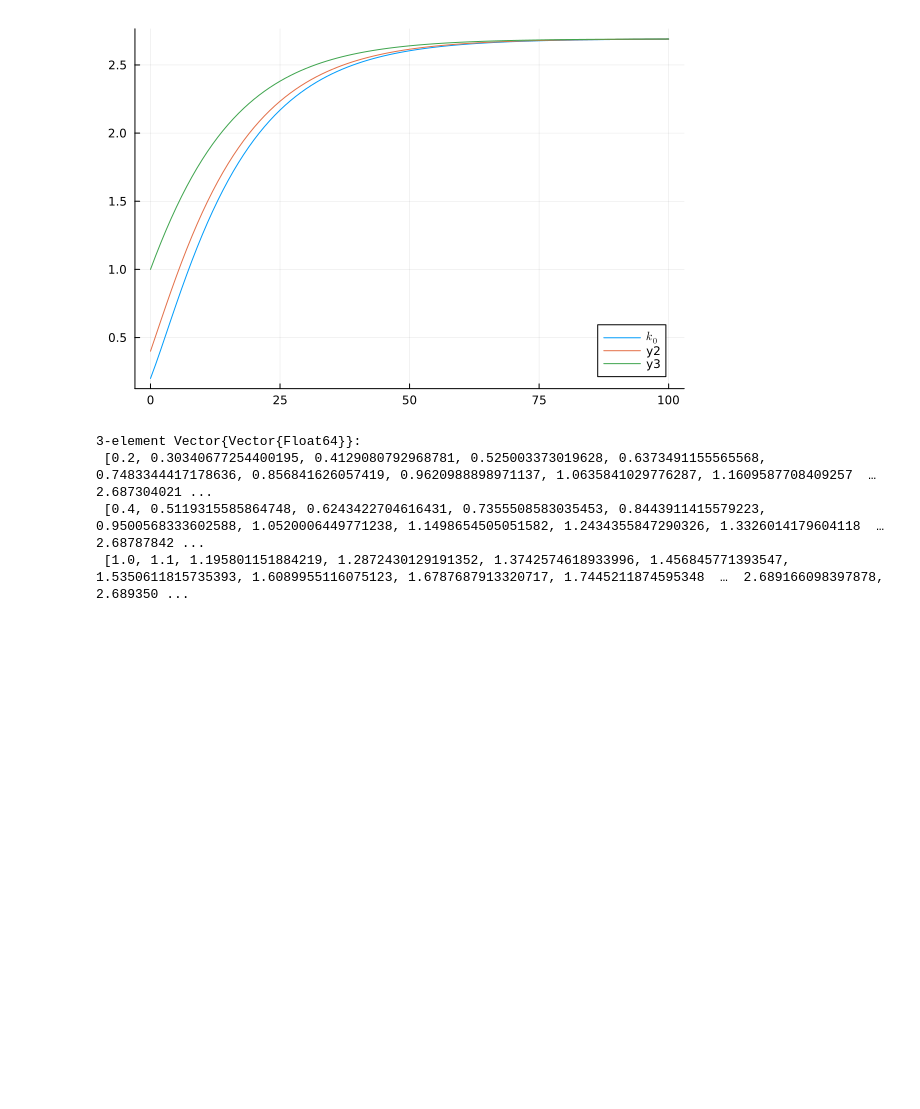
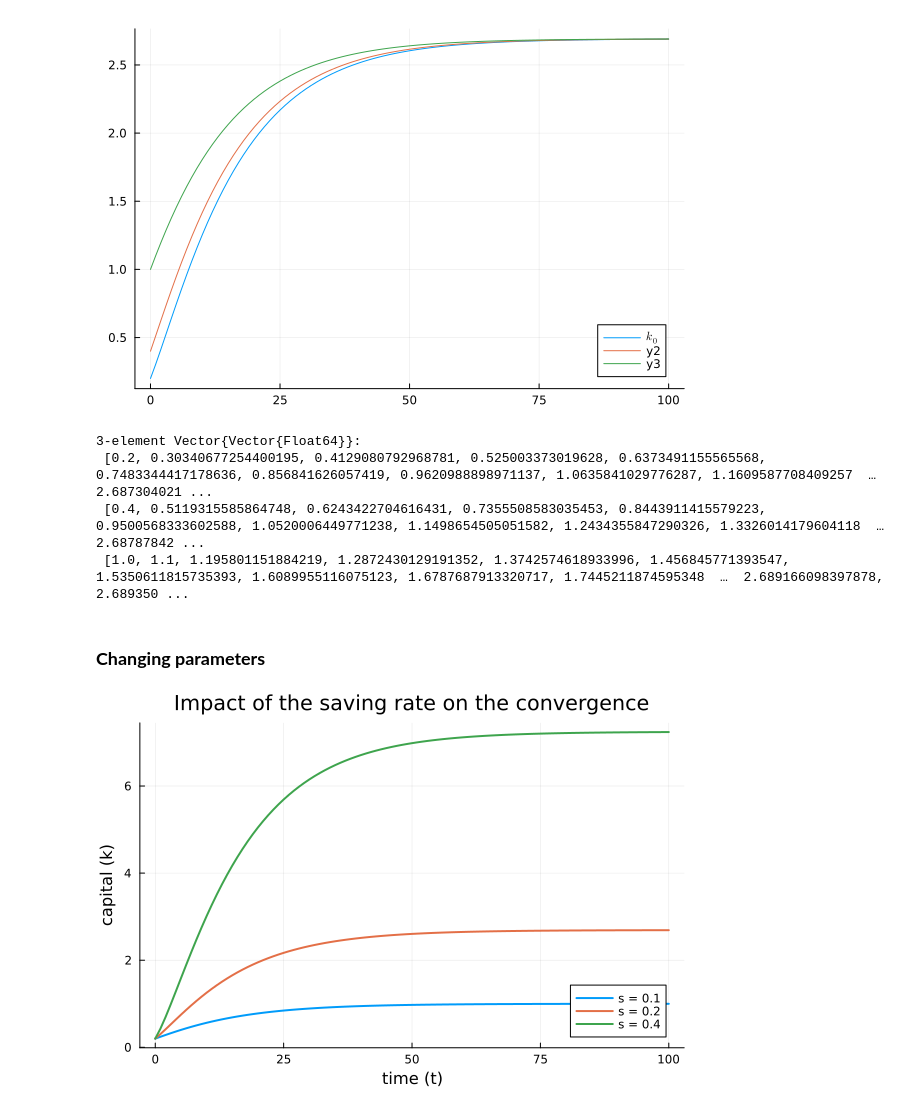
Before and after one commit to carlalucas/adv_macro_numerical_methods, a Jupyter notebook: solow.ipynb, the cells around one changed output. Cells and saved outputs as stored; diff of their text form; code cells hidden in the pictures; blank space fills up the shorter version.

```diff
--- a/solow.ipynb
+++ b/solow.ipynb
@@ -205,3 +205,24 @@ sims = [simulate(k0,T,model) for k0 in k_init]
  [0.2, 0.30340677254400195, 0.4129080792968781, 0.525003373019628, 0.6373491155565568, 0.7483344417178636, 0.856841626057419, 0.9620988898971137, 1.0635841029776287, 1.1609587708409257  …  2.687304021 ...
  [0.4, 0.5119315585864748, 0.6243422704616431, 0.7355508583035453, 0.8443911415579223, 0.9500568333602588, 1.0520006449771238, 1.1498654505051582, 1.2434355847290326, 1.3326014179604118  …  2.68787842 ...
  [1.0, 1.1, 1.195801151884219, 1.2872430129191352, 1.3742574618933996, 1.456845771393547, 1.5350611815735393, 1.6089955116075123, 1.6787687913320717, 1.7445211874595348  …  2.689166098397878, 2.689350 ...
+# %% [markdown]
+### **Changing parameters**
+# %%
+### Saving rate sensitivity
+savings_rates = [0.1, 0.2, 0.4]
+T_sim = 100
+k0_sim = 0.2
+tv = 0:T_sim
+
+p_sens = plot(title="Impact of the saving rate on the convergence",
+              xlabel="time (t)", ylabel="capital (k)", legend=:bottomright)
+
+for s_val in savings_rates
+    p_local = merge(model, (; s = s_val))
+    kv = simulate(k0_sim, T_sim, p_local)
+    plot!(p_sens, tv, kv, label="s = $s_val", lw=2)
+end
+
+display(p_sens)
+# %% [output]
+[figure, added]
```
Also changed, not shown: parts of 9 cells of this notebook.
